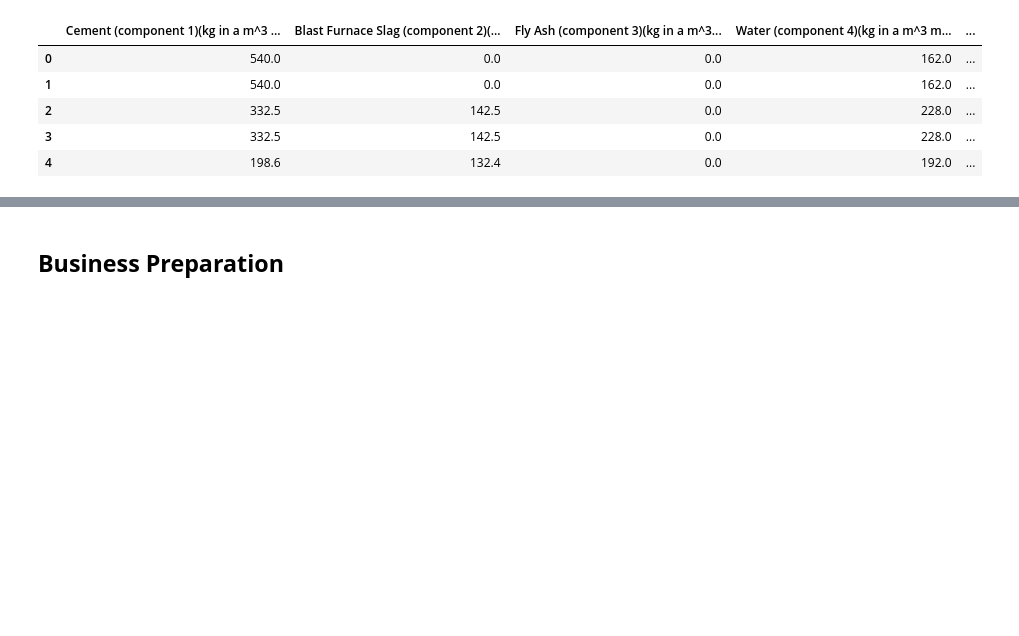
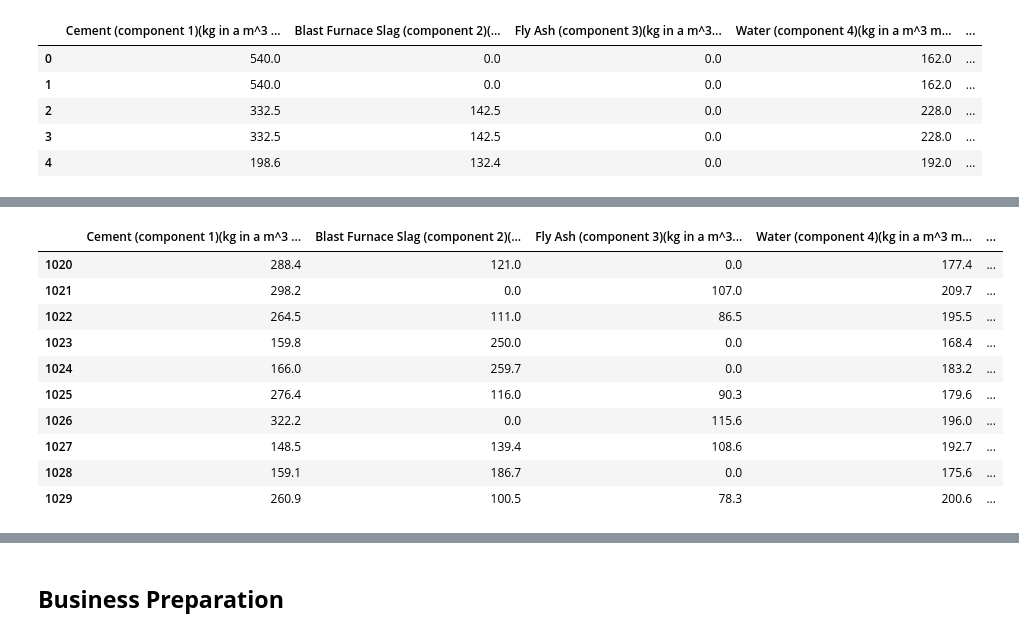
Before and after one commit to abelkk/AnalysisDSA101, a Jupyter notebook: analysis101.ipynb, the cells around one changed output, grey strips where cells are left out. Cells and saved outputs as stored; diff of their text form; code cells hidden in the pictures; blank space fills up the shorter version.

```diff
--- a/analysis101.ipynb
+++ b/analysis101.ipynb
@@ -30,0 +44,14 @@ df.head()
+# %%
+df.tail(10)
+# %% [output]
+|  | Cement (component 1)(kg in a m^3 ... | Blast Furnace Slag (component 2)(... | Fly Ash (component 3)(kg in a m^3... | Water (component 4)(kg in a m^3 m... | ... |
+| 1020 | 288.4 | 121.0 | 0.0 | 177.4 | ... |
+| 1021 | 298.2 | 0.0 | 107.0 | 209.7 | ... |
+| 1022 | 264.5 | 111.0 | 86.5 | 195.5 | ... |
+| 1023 | 159.8 | 250.0 | 0.0 | 168.4 | ... |
+| 1024 | 166.0 | 259.7 | 0.0 | 183.2 | ... |
+| 1025 | 276.4 | 116.0 | 90.3 | 179.6 | ... |
+| 1026 | 322.2 | 0.0 | 115.6 | 196.0 | ... |
+| 1027 | 148.5 | 139.4 | 108.6 | 192.7 | ... |
+| 1028 | 159.1 | 186.7 | 0.0 | 175.6 | ... |
+| 1029 | 260.9 | 100.5 | 78.3 | 200.6 | ... |
```
Also changed, not shown: parts of 5 cells of this notebook, 1 other file.
